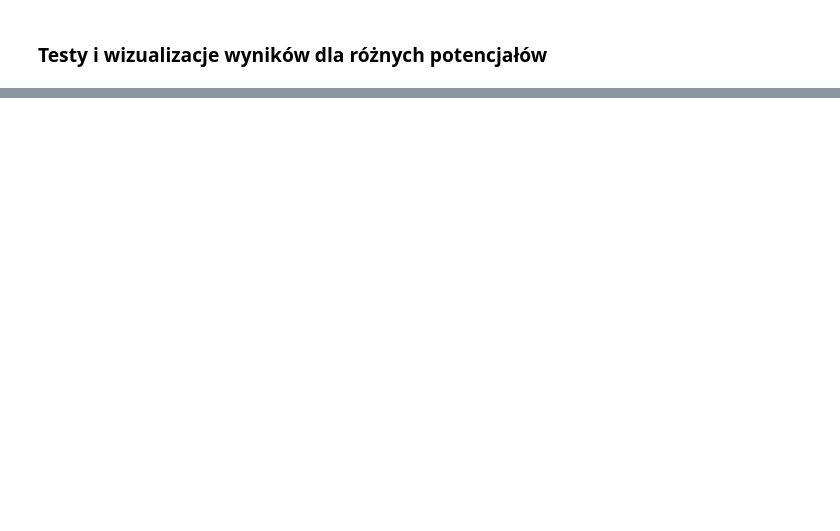
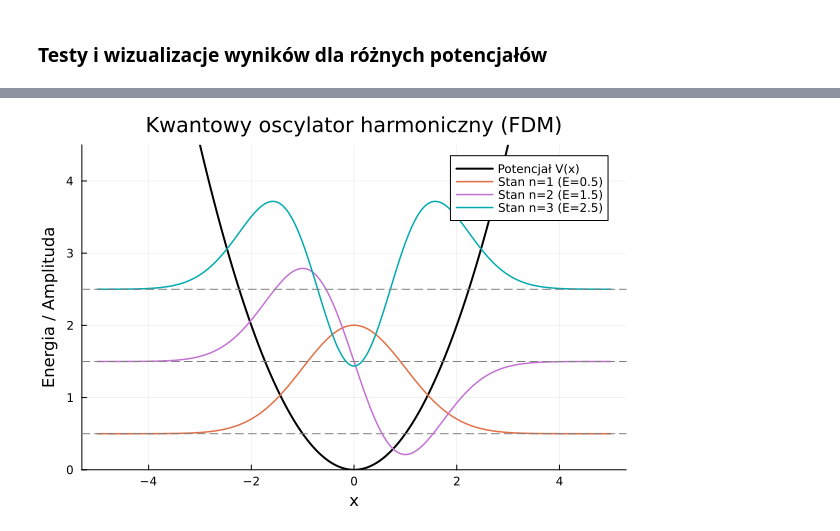
Before and after one commit to Natalia-Chmiel/Numerical-computations-project, a Jupyter notebook: code.ipynb, the cells around one changed output, grey strips where cells are left out. Drawn from its saved outputs; the diff is of its cells as text; code cells hidden in the pictures; blank space fills up the shorter version.

Commit message:
dodanie wykresów FDM do prezentacji

```diff
--- a/code.ipynb
+++ b/code.ipynb
@@ -51,0 +60,30 @@ end
+# %%
+using Plots
+using .SchrodingerSolver
+
+x_plot = collect(range(-5.0, 5.0, length=1000))
+m_plot = 1.0
+planck_plot = 1.0
+k_plot = 1.0
+
+# Definicja potencjału (Oscylator harmoniczny)
+V_plot = 0.5 .* k_plot .* x_plot.^2
+
+# Rozwiązanie równania metodą FDM
+energies, wavefuncs = solve_FDM(V_plot, x_plot, m_plot, planck_plot)
+
+p = plot(x_plot, V_plot, label="Potencjał V(x)", linewidth=2, color=:black,
+         xlabel="x", ylabel="Energia / Amplituda",
+         title="Kwantowy oscylator harmoniczny (FDM)", ylims=(0, energies[3] + 2.0))
+
+# Dodanie 3 najniższych stanów (funkcje falowe przesunięte o wartość energii E)
+for i in 1:3
+    plot!(p, x_plot, energies[i] .+ 2.0 .* wavefuncs[:, i],
+          label="Stan n=$i (E=$(round(energies[i], digits=2)))", linewidth=1.5)
+
+    hline!(p, [energies[i]], linestyle=:dash, color=:gray, label="")
+end
+
+display(p)
+# %% [output]
+[figure, added]
```
Also changed, not shown: parts of 3 cells of this notebook.
